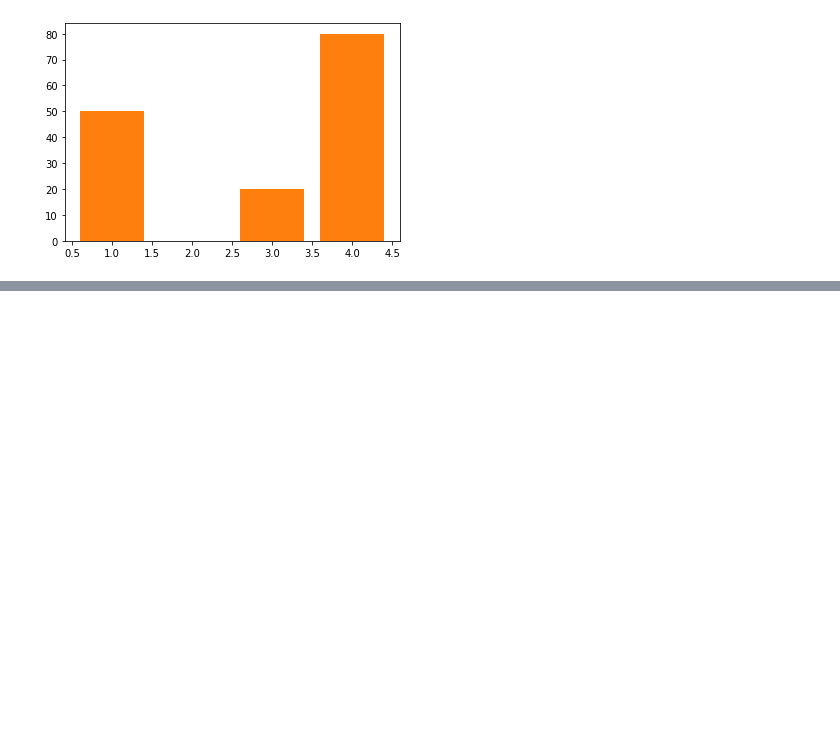
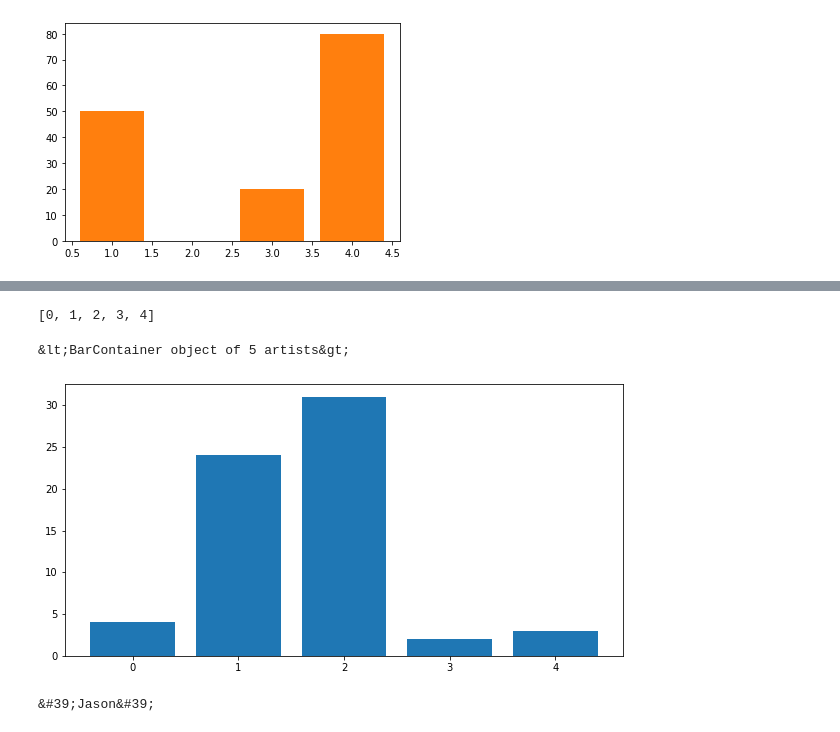
Before and after one commit to skumble27/COVID-19-Causation, a Jupyter notebook: sumukh_kumble/Samplecode.ipynb, the cells around one changed output, grey strips where cells are left out. Saved outputs shown, nothing was run; the diff lists cells and outputs as text; code cells hidden in the pictures; blank space fills up the shorter version.

```diff
--- a/sumukh_kumble/Samplecode.ipynb
+++ b/sumukh_kumble/Samplecode.ipynb
@@ -222,3 +222,14 @@ ax.bar(x,y2)
 # %% [output]
 &lt;BarContainer object of 3 artists&gt;
 [figure]
+# %%
+import pandas as pd
+import matplotlib.pyplot as plt
+import numpy as np
+
+raw_data = {'first_name': ['Jason', 'Molly', 'Tina', 'Jake', 'Amy'],
+        'pre_score': [4, 24, 31, 2, 3],
+        'mid_score': [25, 94, 57, 62, 70],
+        'post_score': [5, 43, 23, 23, 51]}
+df = pd.DataFrame(raw_data, columns = ['first_name', 'pre_score', 'mid_score', 'post_score'])
+df
@@ -224,0 +243,31 @@ ax.bar(x,y2)
+# %%
+# Setting the positions and width for the bars
+pos = list(range(len(df['pre_score'])))
+width = 0.25
+# %%
+pos
+# %% [output]
+[0, 1, 2, 3, 4]
+# %%
+fig, ax = plt.subplots(figsize=(10,5))
+
+# Create a bar with pre_score data,
+# in position pos,
+plt.bar(pos,
+        #using df['pre_score'] data,
+        df['pre_score'],
+        # of width
+        #width,
+        # with alpha 0.5
+        #alpha=0.5,
+        # with color
+        #color='#EE3224',
+        # with label the first value in first_name
+        label=df['first_name'][0])
+# %% [output]
+&lt;BarContainer object of 5 artists&gt;
+[figure, added]
+# %%
+df['first_name'][0]
+# %% [output]
+&#39;Jason&#39;
```
Also changed, not shown: parts of 3 cells of this notebook, 12 other files.
